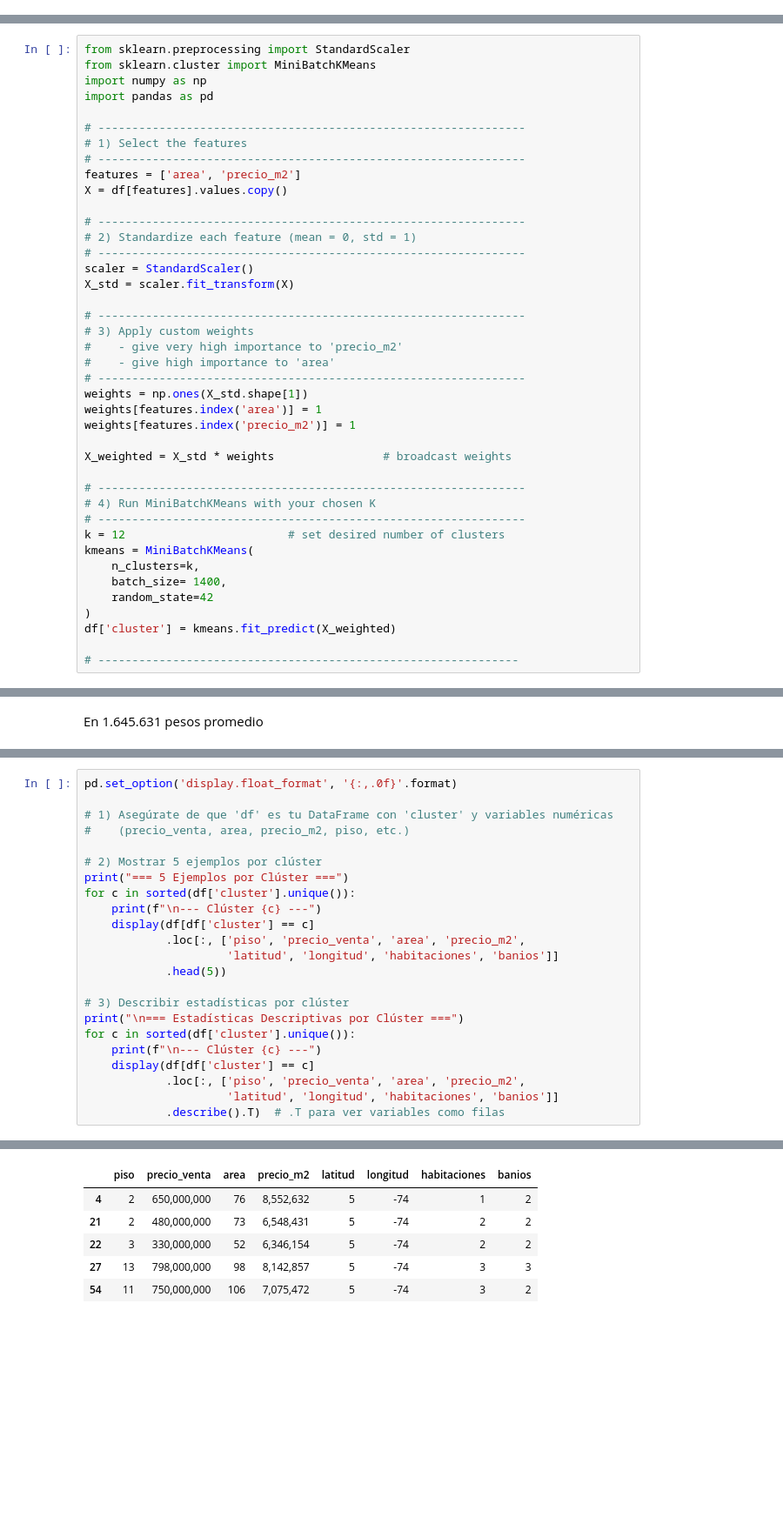
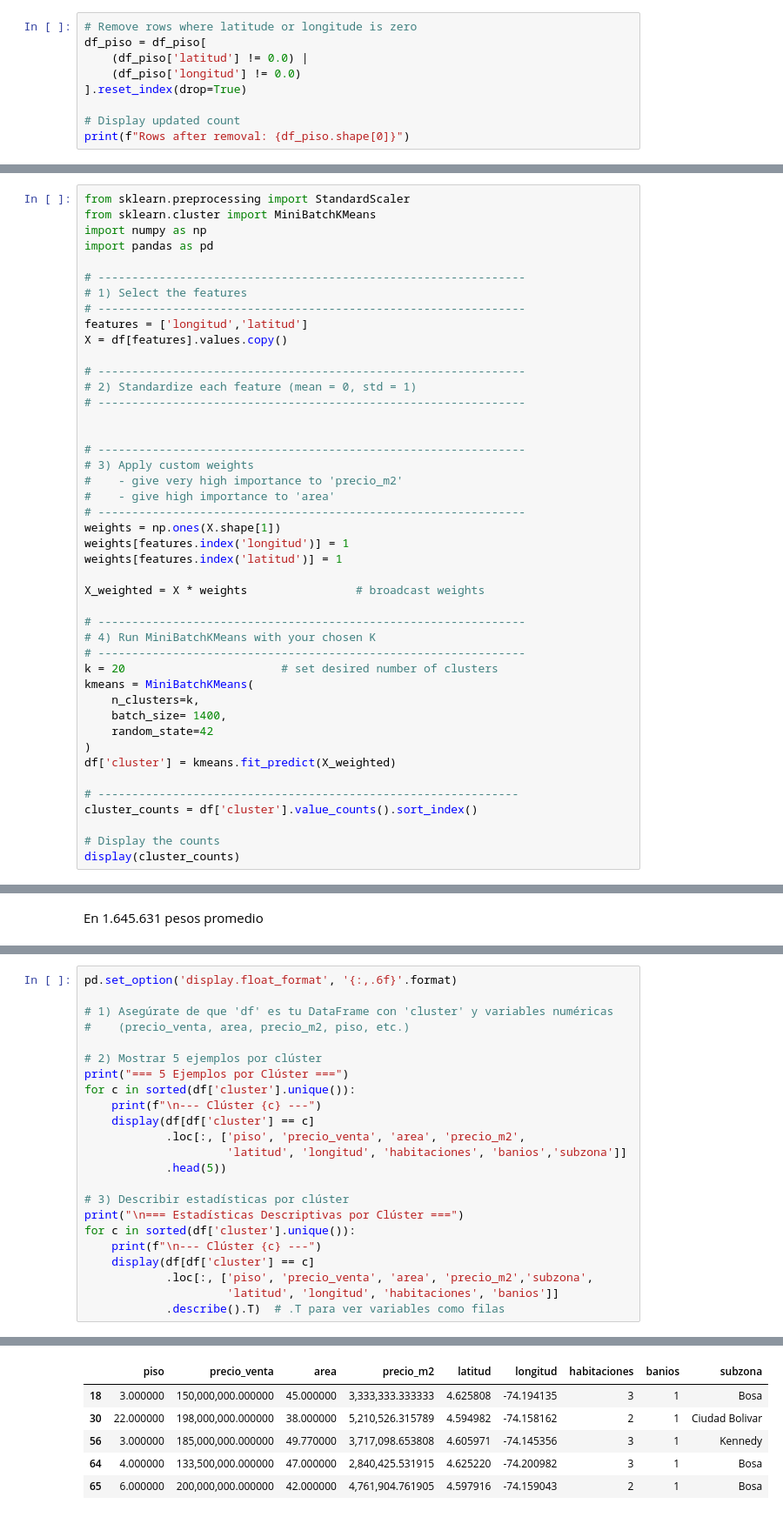
Before and after one commit to santiagogr10/Duppla, a Jupyter notebook: Notebooks/analysis.ipynb, the cells around one changed output, grey strips where cells are left out. Shown: that part at 87% size. Saved outputs shown, nothing was run; the diff lists cells and outputs as text; blank space fills up the shorter version.

```diff
--- a/Notebooks/analysis.ipynb
+++ b/Notebooks/analysis.ipynb
@@ -1261,0 +1280,9 @@ display(pd.DataFrame({'piso': piso_counts.index, 'count': piso_counts.values}))
+# %%
+# Remove rows where latitude or longitude is zero
+df_piso = df_piso[
+    (df_piso['latitud'] != 0.0) |
+    (df_piso['longitud'] != 0.0)
+].reset_index(drop=True)
+
+# Display updated count
+print(f"Rows after removal: {df_piso.shape[0]}")
@@ -1282,30 +1311,29 @@ import pandas as pd
 # ---------------------------------------------------------------
 # 1) Select the features
 # ---------------------------------------------------------------
-features = ['area', 'precio_m2']
+features = ['longitud','latitud']
 X = df[features].values.copy()
 
 # ---------------------------------------------------------------
 # 2) Standardize each feature (mean = 0, std = 1)
 # ---------------------------------------------------------------
-scaler = StandardScaler()
-X_std = scaler.fit_transform(X)
+
 
 # ---------------------------------------------------------------
 # 3) Apply custom weights
 #    - give very high importance to 'precio_m2'
 #    - give high importance to 'area'
 # ---------------------------------------------------------------
-weights = np.ones(X_std.shape[1])
-weights[features.index('area')] = 1
-weights[features.index('precio_m2')] = 1
+weights = np.ones(X.shape[1])
+weights[features.index('longitud')] = 1
+weights[features.index('latitud')] = 1
 
-X_weighted = X_std * weights                # broadcast weights
+X_weighted = X * weights                # broadcast weights
 
 # ---------------------------------------------------------------
 # 4) Run MiniBatchKMeans with your chosen K
 # ---------------------------------------------------------------
-k = 12                        # set desired number of clusters
+k = 20                       # set desired number of clusters
 kmeans = MiniBatchKMeans(
     n_clusters=k,
     batch_size= 1400,
@@ -1314,3 +1342,7 @@ kmeans = MiniBatchKMeans(
 df['cluster'] = kmeans.fit_predict(X_weighted)
 
 # --------------------------------------------------------------
+cluster_counts = df['cluster'].value_counts().sort_index()
+
+# Display the counts
+display(cluster_counts)
@@ -1384,34 +1452,34 @@ print(df['area'].mean()*promedio_ponderado)
 # %%
-pd.set_option('display.float_format', '{:,.0f}'.format)
+pd.set_option('display.float_format', '{:,.6f}'.format)
 
 # 1) Asegúrate de que 'df' es tu DataFrame con 'cluster' y variables numéricas
 #    (precio_venta, area, precio_m2, piso, etc.)
 
 # 2) Mostrar 5 ejemplos por clúster
 print("=== 5 Ejemplos por Clúster ===")
 for c in sorted(df['cluster'].unique()):
     print(f"\n--- Clúster {c} ---")
     display(df[df['cluster'] == c]
             .loc[:, ['piso', 'precio_venta', 'area', 'precio_m2',
-                     'latitud', 'longitud', 'habitaciones', 'banios']]
+                     'latitud', 'longitud', 'habitaciones', 'banios','subzona']]
             .head(5))
 
 # 3) Describir estadísticas por clúster
 print("\n=== Estadísticas Descriptivas por Clúster ===")
 for c in sorted(df['cluster'].unique()):
     print(f"\n--- Clúster {c} ---")
     display(df[df['cluster'] == c]
-            .loc[:, ['piso', 'precio_venta', 'area', 'precio_m2',
+            .loc[:, ['piso', 'precio_venta', 'area', 'precio_m2','subzona',
                      'latitud', 'longitud', 'habitaciones', 'banios']]
             .describe().T)  # .T para ver variables como filas
 # %% [output]
 === 5 Ejemplos por Clúster ===
 
 --- Clúster 0 ---
-|  | piso | precio_venta | area | precio_m2 | latitud | longitud | habitaciones | banios |
-| 4 | 2 | 650,000,000 | 76 | 8,552,632 | 5 | -74 | 1 | 2 |
-| 21 | 2 | 480,000,000 | 73 | 6,548,431 | 5 | -74 | 2 | 2 |
-| 22 | 3 | 330,000,000 | 52 | 6,346,154 | 5 | -74 | 2 | 2 |
-| 27 | 13 | 798,000,000 | 98 | 8,142,857 | 5 | -74 | 3 | 3 |
-| 54 | 11 | 750,000,000 | 106 | 7,075,472 | 5 | -74 | 3 | 2 |
+|  | piso | precio_venta | area | precio_m2 | latitud | longitud | habitaciones | banios | subzona |
+| 18 | 3.000000 | 150,000,000.000000 | 45.000000 | 3,333,333.333333 | 4.625808 | -74.194135 | 3 | 1 | Bosa |
+| 30 | 22.000000 | 198,000,000.000000 | 38.000000 | 5,210,526.315789 | 4.594982 | -74.158162 | 2 | 1 | Ciudad Bolivar |
+| 56 | 3.000000 | 185,000,000.000000 | 49.770000 | 3,717,098.653808 | 4.605971 | -74.145356 | 3 | 1 | Kennedy |
+| 64 | 4.000000 | 133,500,000.000000 | 47.000000 | 2,840,425.531915 | 4.625220 | -74.200982 | 3 | 1 | Bosa |
+| 65 | 6.000000 | 200,000,000.000000 | 42.000000 | 4,761,904.761905 | 4.597916 | -74.159043 | 2 | 1 | Bosa |
 --- Clúster 1 ---
```
Also changed, not shown: parts of 13 cells of this notebook.
